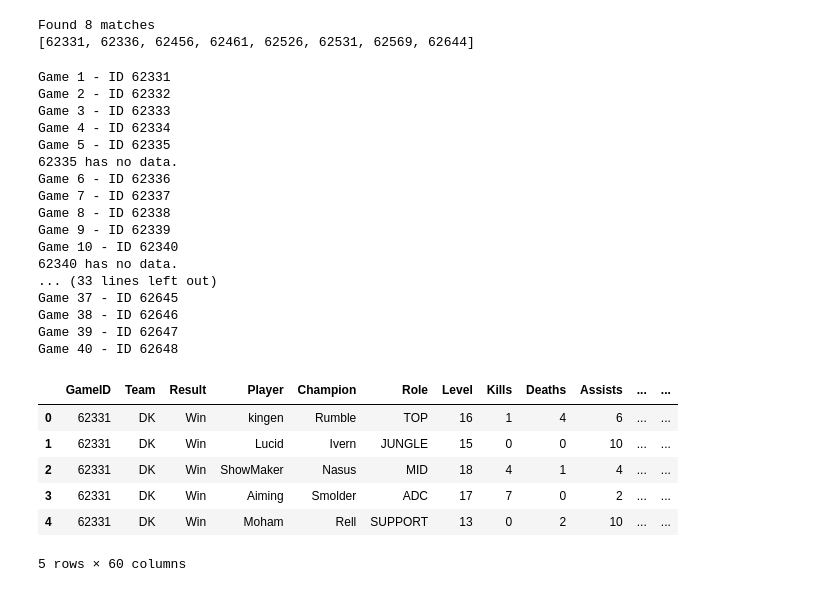
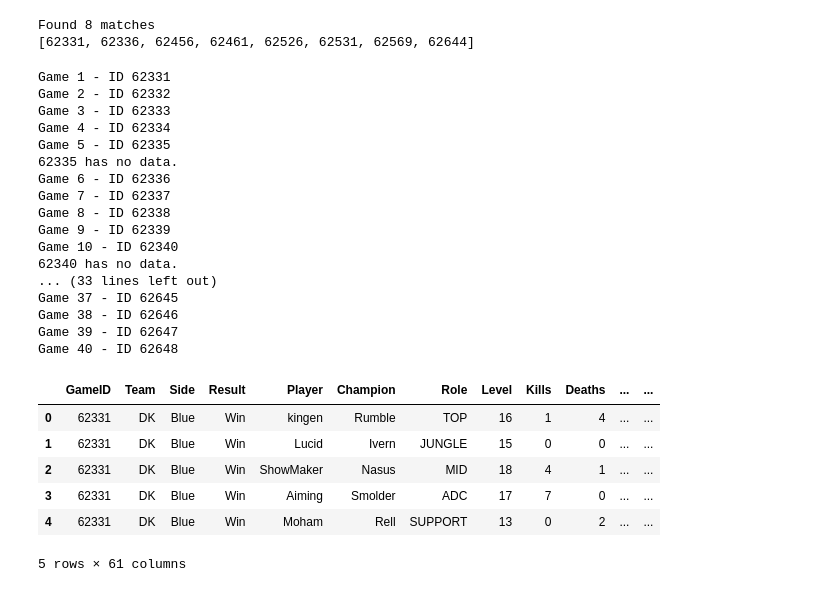
Before and after one commit to NguyenDung0210/LCK_Data_Analysis, a Jupyter notebook: crawl.ipynb, the cells around one changed output. Saved outputs shown, nothing was run; the diff lists cells and outputs as text; code cells hidden in the pictures.

```diff
--- a/crawl.ipynb
+++ b/crawl.ipynb
@@ -394,7 +394,7 @@ def scrape_game(game_id):
 
     data.insert(0, "Team", teams)
     data.insert(1, "Side", sides)
-    data.insert(1, "Result", results)
+    data.insert(2, "Result", results)
 
     data.insert(0, "GameID", game_id)
     return data
@@ -531,10 +531,12 @@ def scrape_game(game_id):
             results.append("UNKNOWN")
 
     teams =  [teams[0]] * 5 + [teams[1]] * 5
+    sides = ["Blue"] * 5 + ["Red"] * 5
     results = [results[0]] * 5 + [results[1]] * 5
 
     data.insert(0, "Team", teams)
-    data.insert(1, "Result", results)
+    data.insert(1, "Side", sides)
+    data.insert(2, "Result", results)
 
     data.insert(0, "GameID", game_id)
     return data
@@ -545,37 +547,37 @@ for match_id in match_ids:
     for i in range(5):
         game_id = match_id + i
         print(f"Game {count} - ID {game_id}")
         df = scrape_game(game_id)
         if df is not None:
             playoff_data.append(df)
         count += 1
         time.sleep(1)
 
 df_playoff = pd.concat(playoff_data, ignore_index=True)
 df_playoff.to_csv("LCK_summer_playoffs_2024.csv", index=False)
 df_playoff.head()
 # %% [output]
 Game 1 - ID 62331
 Game 2 - ID 62332
 Game 3 - ID 62333
 Game 4 - ID 62334
 Game 5 - ID 62335
 62335 has no data.
 Game 6 - ID 62336
 Game 7 - ID 62337
 Game 8 - ID 62338
 Game 9 - ID 62339
 Game 10 - ID 62340
 62340 has no data.
 ... (33 lines left out)
 Game 37 - ID 62645
 Game 38 - ID 62646
 Game 39 - ID 62647
 Game 40 - ID 62648
-|  | GameID | Team | Result | Player | Champion | Role | Level | Kills | Deaths | Assists | ... | ... |
-| 0 | 62331 | DK | Win | kingen | Rumble | TOP | 16 | 1 | 4 | 6 | ... | ... |
-| 1 | 62331 | DK | Win | Lucid | Ivern | JUNGLE | 15 | 0 | 0 | 10 | ... | ... |
-| 2 | 62331 | DK | Win | ShowMaker | Nasus | MID | 18 | 4 | 1 | 4 | ... | ... |
-| 3 | 62331 | DK | Win | Aiming | Smolder | ADC | 17 | 7 | 0 | 2 | ... | ... |
-| 4 | 62331 | DK | Win | Moham | Rell | SUPPORT | 13 | 0 | 2 | 10 | ... | ... |
+|  | GameID | Team | Side | Result | Player | Champion | Role | Level | Kills | Deaths | ... | ... |
+| 0 | 62331 | DK | Blue | Win | kingen | Rumble | TOP | 16 | 1 | 4 | ... | ... |
+| 1 | 62331 | DK | Blue | Win | Lucid | Ivern | JUNGLE | 15 | 0 | 0 | ... | ... |
+| 2 | 62331 | DK | Blue | Win | ShowMaker | Nasus | MID | 18 | 4 | 1 | ... | ... |
+| 3 | 62331 | DK | Blue | Win | Aiming | Smolder | ADC | 17 | 7 | 0 | ... | ... |
+| 4 | 62331 | DK | Blue | Win | Moham | Rell | SUPPORT | 13 | 0 | 2 | ... | ... |
-5 rows × 60 columns
+5 rows × 61 columns
```
Also changed, not shown: parts of 1 cell of this notebook, 2 other files.
